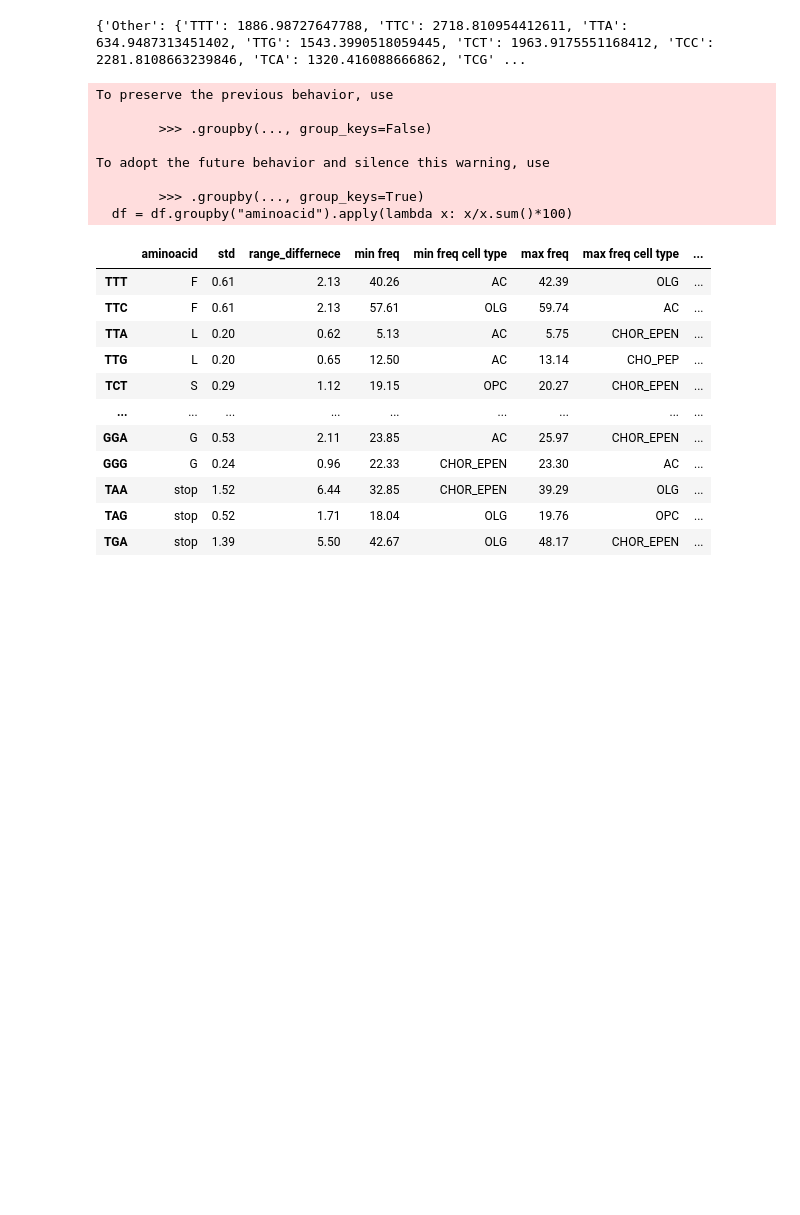
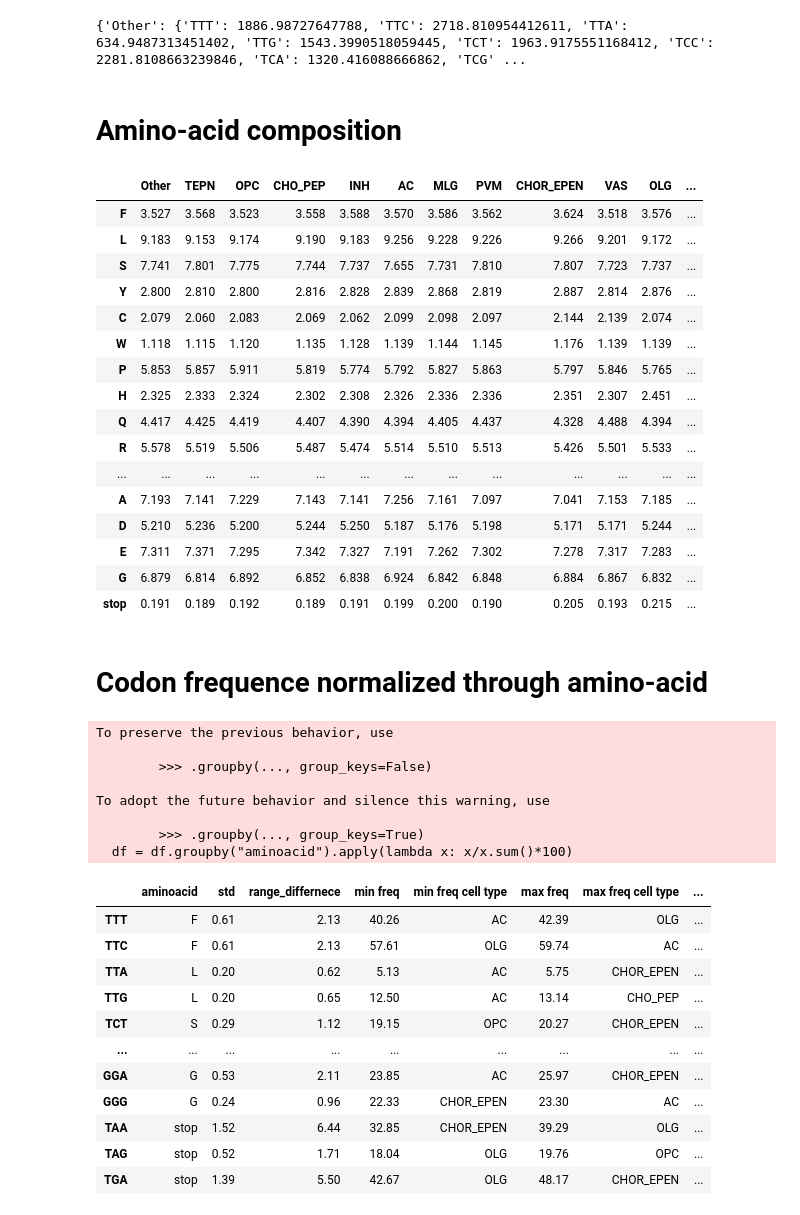
Before and after one commit to Dead-fisher/codon_usage_notebook, a Jupyter notebook: star_ribo_scripts/03.analysis.ipynb, the cells around one changed output. Cells and saved outputs as stored; diff of their text form; code cells hidden in the pictures; blank space fills up the shorter version.

Commit message:
add amoni acid composition

```diff
--- a/star_ribo_scripts/03.analysis.ipynb
+++ b/star_ribo_scripts/03.analysis.ipynb
@@ -68,6 +68,59 @@ codon_dict = {
     'Val': ['GTT', 'GTC', 'GTA', 'GTG'],
     'stop': ['TAA', 'TAG', 'TGA']
 }
+# %% [markdown]
+# Amino-acid composition
+# %%
+result = {}
+for codon in table:
+    result[codon] = []
+    for cell_type in cell_data:
+        result[codon].append(cell_data[cell_type][codon])
+    result[codon].append(table[codon])
+
+df = pd.DataFrame(data=result, index=list(cell_data.keys())+["aminoacid"], columns=table.keys())
+
+amino_result = {}
+for cell in list(cell_data.keys()):
+    amino_result[cell] = {}
+
+for codon in df:
+    amino_acid = df[codon]["aminoacid"]
+    # print(amino_acid)
+    for cell in df[codon].index:
+        if cell == "aminoacid":
+            continue
+        if amino_acid in amino_result[cell]:
+            amino_result[cell][amino_acid] += df[codon][cell]
+        else:
+            amino_result[cell][amino_acid] = df[codon][cell]
+
+amino_acid_df = pd.DataFrame(amino_result)
+
+amino_acid_df = amino_acid_df / amino_acid_df.sum(axis=0) * 100
+amino_acid_df = amino_acid_df.round(3)
+amino_acid_df.to_csv(data_pool.joinpath(f"amino_acid_composition_{tag}.csv"))
+amino_acid_df
+# %% [output]
+|  | Other | TEPN | OPC | CHO_PEP | INH | AC | MLG | PVM | CHOR_EPEN | VAS | OLG | ... |
+| F | 3.527 | 3.568 | 3.523 | 3.558 | 3.588 | 3.570 | 3.586 | 3.562 | 3.624 | 3.518 | 3.576 | ... |
+| L | 9.183 | 9.153 | 9.174 | 9.190 | 9.183 | 9.256 | 9.228 | 9.226 | 9.266 | 9.201 | 9.172 | ... |
+| S | 7.741 | 7.801 | 7.775 | 7.744 | 7.737 | 7.655 | 7.731 | 7.810 | 7.807 | 7.723 | 7.737 | ... |
+| Y | 2.800 | 2.810 | 2.800 | 2.816 | 2.828 | 2.839 | 2.868 | 2.819 | 2.887 | 2.814 | 2.876 | ... |
+| C | 2.079 | 2.060 | 2.083 | 2.069 | 2.062 | 2.099 | 2.098 | 2.097 | 2.144 | 2.139 | 2.074 | ... |
+| W | 1.118 | 1.115 | 1.120 | 1.135 | 1.128 | 1.139 | 1.144 | 1.145 | 1.176 | 1.139 | 1.139 | ... |
+| P | 5.853 | 5.857 | 5.911 | 5.819 | 5.774 | 5.792 | 5.827 | 5.863 | 5.797 | 5.846 | 5.765 | ... |
+| H | 2.325 | 2.333 | 2.324 | 2.302 | 2.308 | 2.326 | 2.336 | 2.336 | 2.351 | 2.307 | 2.451 | ... |
+| Q | 4.417 | 4.425 | 4.419 | 4.407 | 4.390 | 4.394 | 4.405 | 4.437 | 4.328 | 4.488 | 4.394 | ... |
+| R | 5.578 | 5.519 | 5.506 | 5.487 | 5.474 | 5.514 | 5.510 | 5.513 | 5.426 | 5.501 | 5.533 | ... |
+| ... | ... | ... | ... | ... | ... | ... | ... | ... | ... | ... | ... | ... |
+| A | 7.193 | 7.141 | 7.229 | 7.143 | 7.141 | 7.256 | 7.161 | 7.097 | 7.041 | 7.153 | 7.185 | ... |
+| D | 5.210 | 5.236 | 5.200 | 5.244 | 5.250 | 5.187 | 5.176 | 5.198 | 5.171 | 5.171 | 5.244 | ... |
+| E | 7.311 | 7.371 | 7.295 | 7.342 | 7.327 | 7.191 | 7.262 | 7.302 | 7.278 | 7.317 | 7.283 | ... |
+| G | 6.879 | 6.814 | 6.892 | 6.852 | 6.838 | 6.924 | 6.842 | 6.848 | 6.884 | 6.867 | 6.832 | ... |
+| stop | 0.191 | 0.189 | 0.192 | 0.189 | 0.191 | 0.199 | 0.200 | 0.190 | 0.205 | 0.193 | 0.215 | ... |
+# %% [markdown]
+# Codon frequence normalized through amino-acid
 # %%
 result = {}
 for codon in table:
```
Also changed, not shown: 3 other files.
